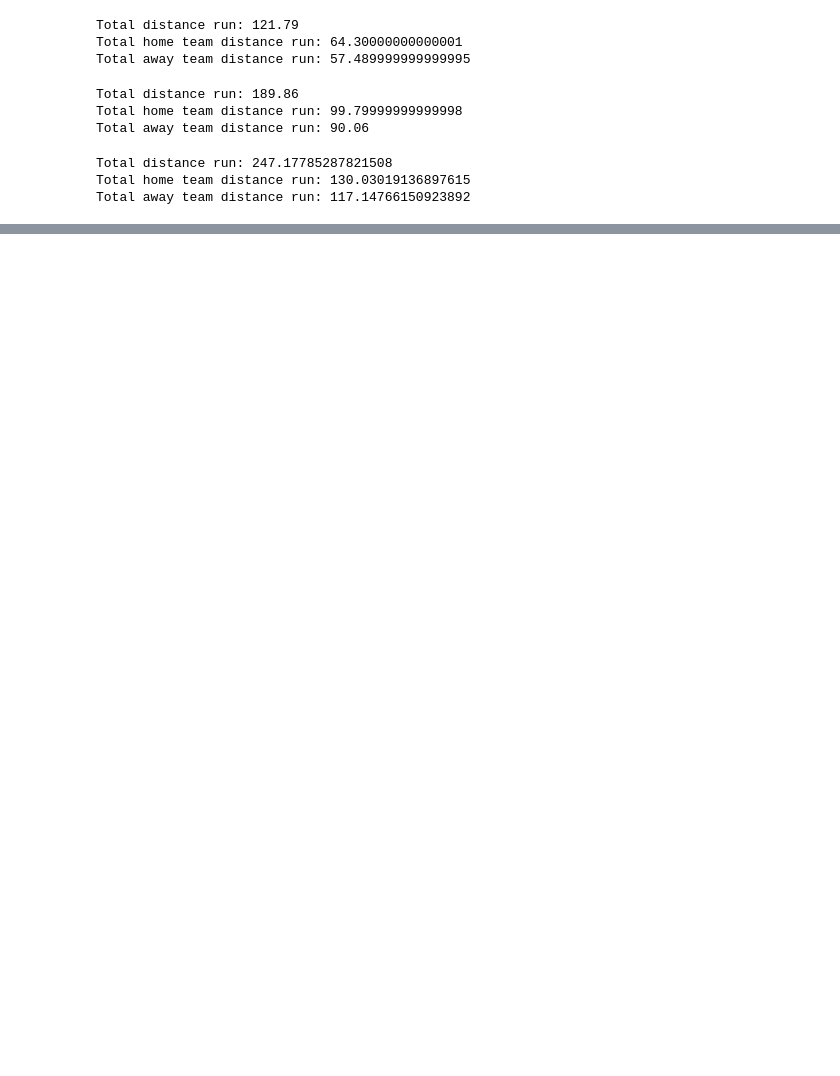
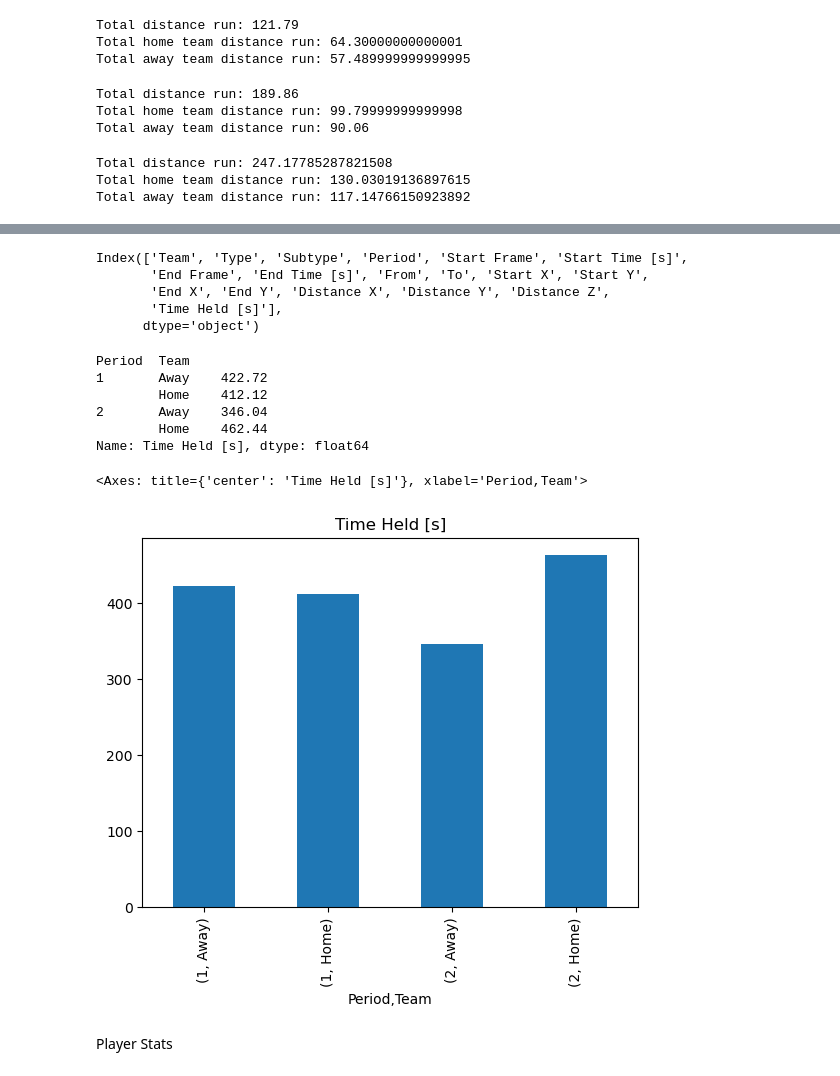
Before and after one commit to lnyousif/Football101, a Jupyter notebook: Sean Notebook.ipynb, the cells around one changed output, grey strips where cells are left out. Saved outputs shown, nothing was run; the diff lists cells and outputs as text; code cells hidden in the pictures; blank space fills up the shorter version.

```diff
--- a/Sean Notebook.ipynb
+++ b/Sean Notebook.ipynb
@@ -281,0 +297,25 @@ sample_game_1_events.to_csv("distance.csv")
+# %%
+sample_game_1_events["Time Held [s]"] = sample_game_1_events["End Time [s]"] - sample_game_1_events["Start Time [s]"]
+sample_game_1_events.columns
+# %% [output]
+Index(['Team', 'Type', 'Subtype', 'Period', 'Start Frame', 'Start Time [s]',
+       'End Frame', 'End Time [s]', 'From', 'To', 'Start X', 'Start Y',
+       'End X', 'End Y', 'Distance X', 'Distance Y', 'Distance Z',
+       'Time Held [s]'],
+      dtype='object')
+# %%
+sample_game_1_events["Time Held [s]"].groupby([sample_game_1_events["Period"],sample_game_1_events["Team"]]).sum()
+# %% [output]
+Period  Team
+1       Away    422.72
+        Home    412.12
+2       Away    346.04
+        Home    462.44
+Name: Time Held [s], dtype: float64
+# %%
+sample_game_1_events["Time Held [s]"].groupby([sample_game_1_events["Period"],sample_game_1_events["Team"]]).sum().plot(kind="bar", title = "Time Held [s]")
+# %% [output]
+<Axes: title={'center': 'Time Held [s]'}, xlabel='Period,Team'>
+[figure, added]
+# %% [markdown]
+Player Stats
```
Also changed, not shown: parts of 17 cells of this notebook.
